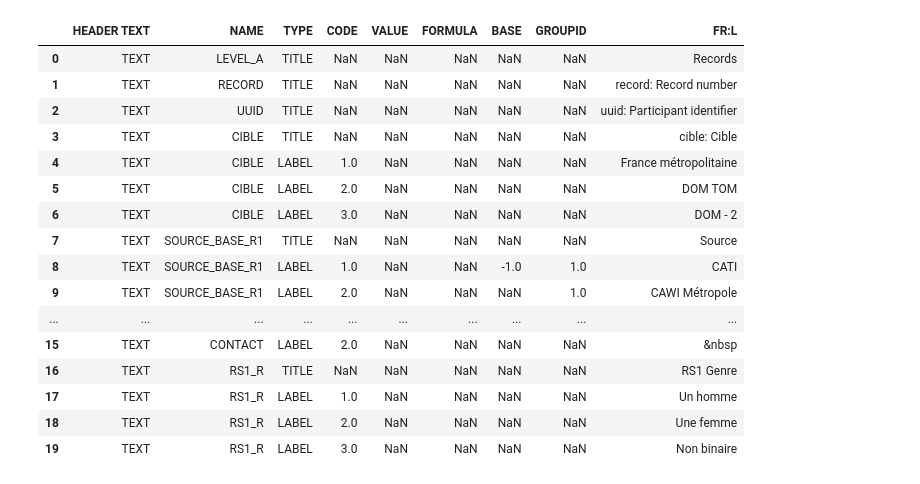
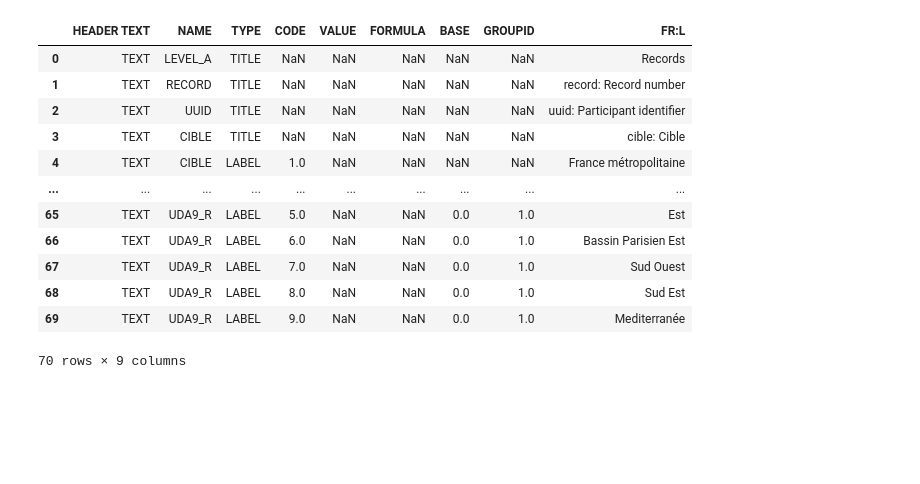
Before and after one commit to Thomas-labreur/PIP2025_GR3, a Jupyter notebook: francais_face_a_l_info.ipynb, the cells around one changed output. Cells and saved outputs as stored; diff of their text form; code cells hidden in the pictures; blank space fills up the shorter version.

```diff
--- a/francais_face_a_l_info.ipynb
+++ b/francais_face_a_l_info.ipynb
@@ -1,3 +1,4 @@
 # %%
 import numpy as np
 import pandas as pd
+pd.set_option('display.max_rows', 30)
@@ -24,20 +139,16 @@ df_brut
 # %%
-df_doc.head(20)
+df_doc.head(70)
 # %% [output]
 |  | HEADER TEXT | NAME | TYPE | CODE | VALUE | FORMULA | BASE | GROUPID | FR:L |
 | 0 | TEXT | LEVEL_A | TITLE | NaN | NaN | NaN | NaN | NaN | Records |
 | 1 | TEXT | RECORD | TITLE | NaN | NaN | NaN | NaN | NaN | record: Record number |
 | 2 | TEXT | UUID | TITLE | NaN | NaN | NaN | NaN | NaN | uuid: Participant identifier |
 | 3 | TEXT | CIBLE | TITLE | NaN | NaN | NaN | NaN | NaN | cible: Cible |
 | 4 | TEXT | CIBLE | LABEL | 1.0 | NaN | NaN | NaN | NaN | France métropolitaine |
-| 5 | TEXT | CIBLE | LABEL | 2.0 | NaN | NaN | NaN | NaN | DOM TOM |
-| 6 | TEXT | CIBLE | LABEL | 3.0 | NaN | NaN | NaN | NaN | DOM - 2 |
-| 7 | TEXT | SOURCE_BASE_R1 | TITLE | NaN | NaN | NaN | NaN | NaN | Source |
-| 8 | TEXT | SOURCE_BASE_R1 | LABEL | 1.0 | NaN | NaN | -1.0 | 1.0 | CATI |
-| 9 | TEXT | SOURCE_BASE_R1 | LABEL | 2.0 | NaN | NaN | NaN | 1.0 | CAWI Métropole |
 | ... | ... | ... | ... | ... | ... | ... | ... | ... | ... |
-| 15 | TEXT | CONTACT | LABEL | 2.0 | NaN | NaN | NaN | NaN | &nbsp |
-| 16 | TEXT | RS1_R | TITLE | NaN | NaN | NaN | NaN | NaN | RS1 Genre |
-| 17 | TEXT | RS1_R | LABEL | 1.0 | NaN | NaN | NaN | NaN | Un homme |
-| 18 | TEXT | RS1_R | LABEL | 2.0 | NaN | NaN | NaN | NaN | Une femme |
-| 19 | TEXT | RS1_R | LABEL | 3.0 | NaN | NaN | NaN | NaN | Non binaire |
+| 65 | TEXT | UDA9_R | LABEL | 5.0 | NaN | NaN | 0.0 | 1.0 | Est |
+| 66 | TEXT | UDA9_R | LABEL | 6.0 | NaN | NaN | 0.0 | 1.0 | Bassin Parisien Est |
+| 67 | TEXT | UDA9_R | LABEL | 7.0 | NaN | NaN | 0.0 | 1.0 | Sud Ouest |
+| 68 | TEXT | UDA9_R | LABEL | 8.0 | NaN | NaN | 0.0 | 1.0 | Sud Est |
+| 69 | TEXT | UDA9_R | LABEL | 9.0 | NaN | NaN | 0.0 | 1.0 | Mediterranée |
+70 rows × 9 columns
```
Also changed, not shown: parts of 13 cells of this notebook, 4 other files.
